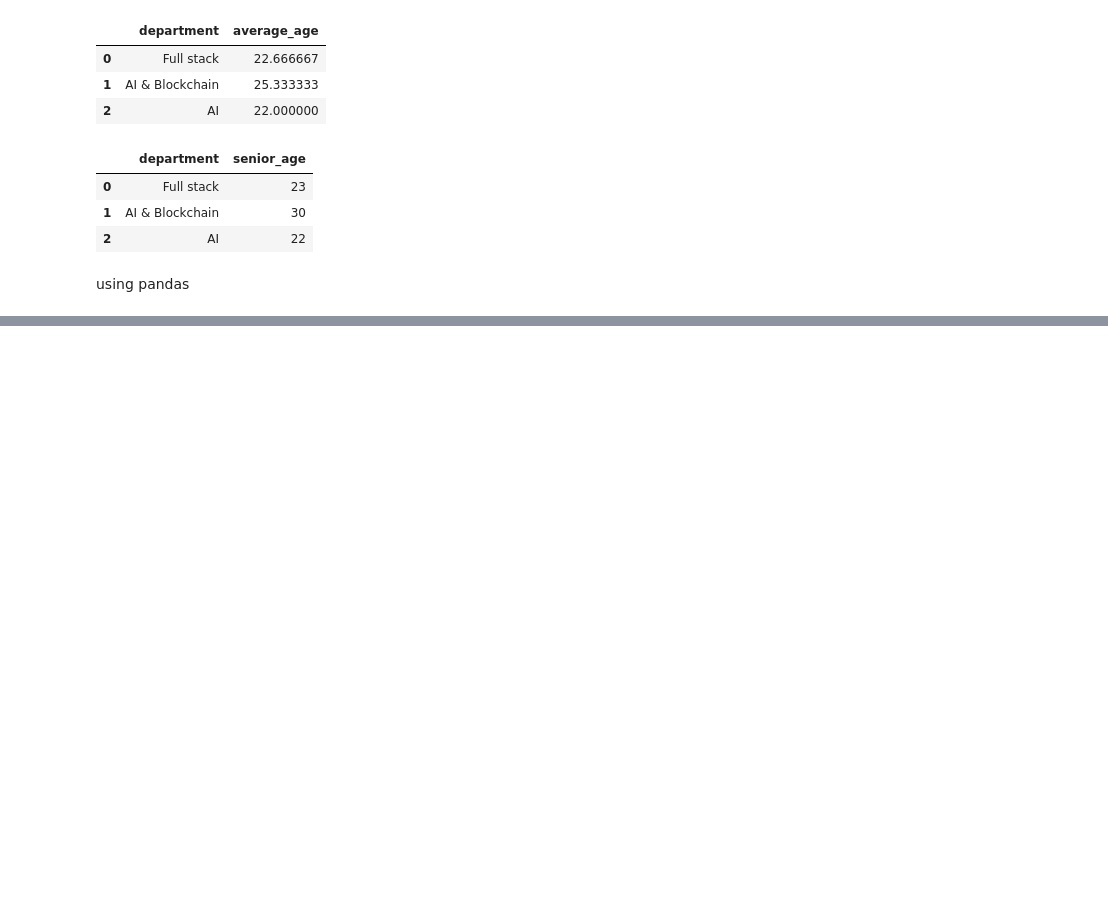
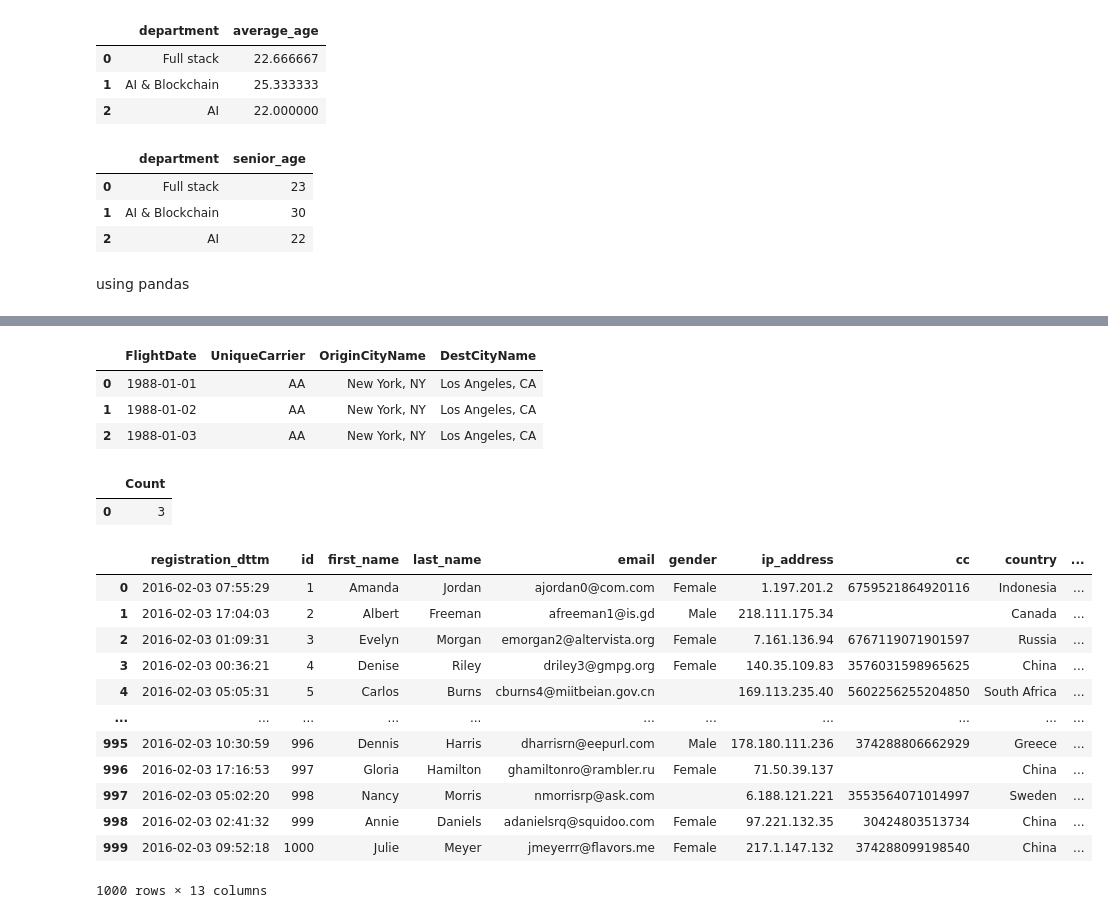
Before and after one commit to thanga-v2/DuckDb_Hands-on, a Jupyter notebook: DuckDB.ipynb, the cells around one changed output, grey strips where cells are left out. Cells and saved outputs as stored; diff of their text form; code cells hidden in the pictures; blank space fills up the shorter version.

```diff
--- a/DuckDB.ipynb
+++ b/DuckDB.ipynb
@@ -189,0 +234,6 @@ using pandas
+# %%
+# Loading data from CSV
+
+import duckdb
+
+persistant_conn = duckdb.connect("my_in_mem.db")
@@ -189,0 +244,7 @@ using pandas
+# %%
+persistant_conn.execute(query).df()
+# %% [output]
+|  | FlightDate | UniqueCarrier | OriginCityName | DestCityName |
+| 0 | 1988-01-01 | AA | New York, NY | Los Angeles, CA |
+| 1 | 1988-01-02 | AA | New York, NY | Los Angeles, CA |
+| 2 | 1988-01-03 | AA | New York, NY | Los Angeles, CA |
@@ -189,0 +256,27 @@ using pandas
+# %%
+persistant_conn.execute(query).df()
+# %% [output]
+|  | Count |
+| 0 | 3 |
+# %%
+# working with parquet files
+
+query = '''
+SELECT * from read_parquet('userdata1.parquet')
+'''
+# %%
+persistant_conn.execute(query).df()
+# %% [output]
+|  | registration_dttm | id | first_name | last_name | email | gender | ip_address | cc | country | ... |
+| 0 | 2016-02-03 07:55:29 | 1 | Amanda | Jordan | ajordan0@com.com | Female | 1.197.201.2 | 6759521864920116 | Indonesia | ... |
+| 1 | 2016-02-03 17:04:03 | 2 | Albert | Freeman | afreeman1@is.gd | Male | 218.111.175.34 |  | Canada | ... |
+| 2 | 2016-02-03 01:09:31 | 3 | Evelyn | Morgan | emorgan2@altervista.org | Female | 7.161.136.94 | 6767119071901597 | Russia | ... |
+| 3 | 2016-02-03 00:36:21 | 4 | Denise | Riley | driley3@gmpg.org | Female | 140.35.109.83 | 3576031598965625 | China | ... |
+| 4 | 2016-02-03 05:05:31 | 5 | Carlos | Burns | cburns4@miitbeian.gov.cn |  | 169.113.235.40 | 5602256255204850 | South Africa | ... |
+| ... | ... | ... | ... | ... | ... | ... | ... | ... | ... | ... |
+| 995 | 2016-02-03 10:30:59 | 996 | Dennis | Harris | dharrisrn@eepurl.com | Male | 178.180.111.236 | 374288806662929 | Greece | ... |
+| 996 | 2016-02-03 17:16:53 | 997 | Gloria | Hamilton | ghamiltonro@rambler.ru | Female | 71.50.39.137 |  | China | ... |
+| 997 | 2016-02-03 05:02:20 | 998 | Nancy | Morris | nmorrisrp@ask.com |  | 6.188.121.221 | 3553564071014997 | Sweden | ... |
+| 998 | 2016-02-03 02:41:32 | 999 | Annie | Daniels | adanielsrq@squidoo.com | Female | 97.221.132.35 | 30424803513734 | China | ... |
+| 999 | 2016-02-03 09:52:18 | 1000 | Julie | Meyer | jmeyerrr@flavors.me | Female | 217.1.147.132 | 374288099198540 | China | ... |
+1000 rows × 13 columns
```
Also changed, not shown: parts of 8 cells of this notebook.
